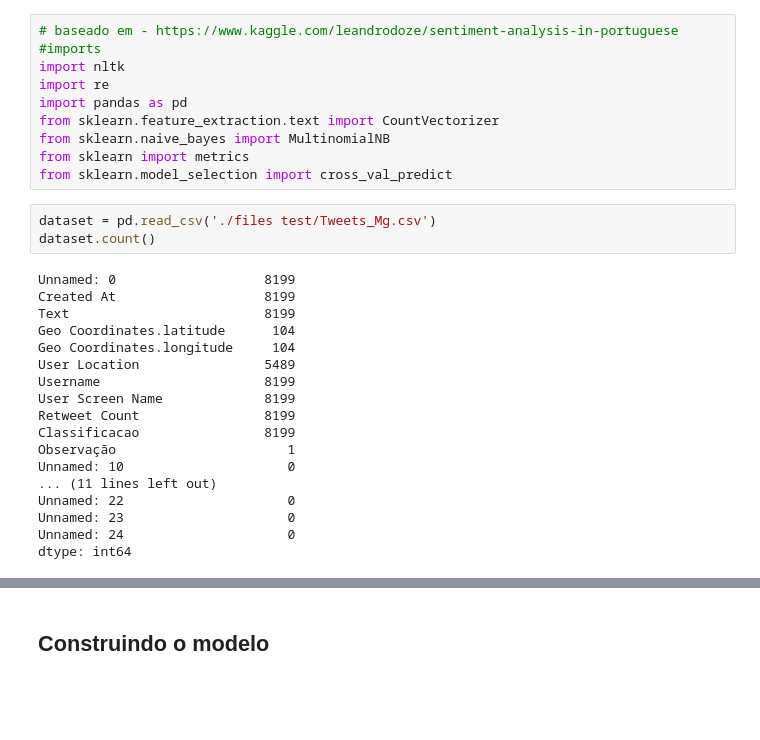
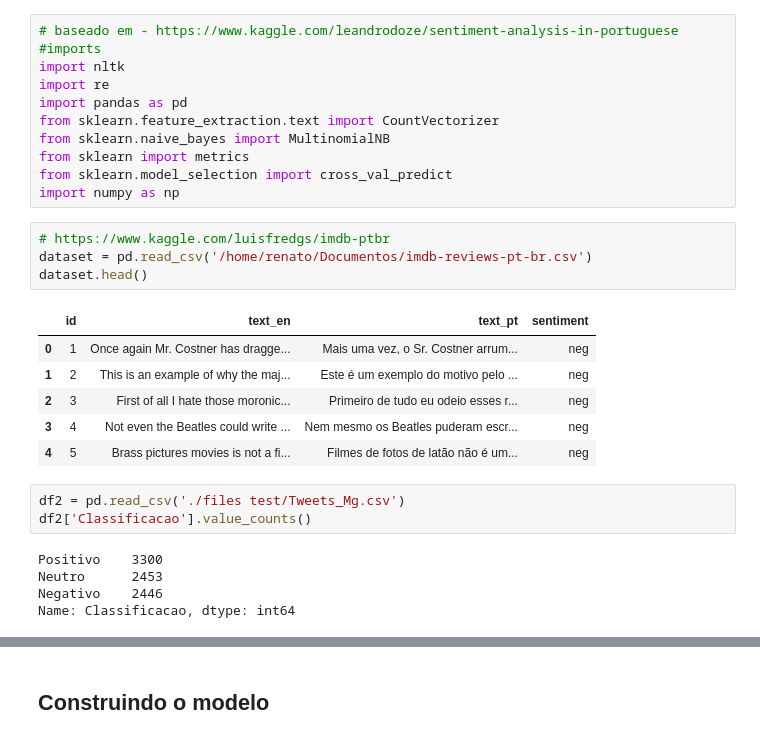
Before and after one commit to Renatolopo/MonitorNoticia, a Jupyter notebook: notebook/Analise de sentimento - Twitter.ipynb, the cells around one changed output, grey strips where cells are left out. Saved outputs shown, nothing was run; the diff lists cells and outputs as text; blank space fills up the shorter version.

```diff
--- a/notebook/Analise de sentimento - Twitter.ipynb
+++ b/notebook/Analise de sentimento - Twitter.ipynb
@@ -8,24 +8,23 @@ from sklearn.feature_extraction.text import CountVectorizer
 from sklearn.naive_bayes import MultinomialNB
 from sklearn import metrics
 from sklearn.model_selection import cross_val_predict
+import numpy as np
+# %%
+# https://www.kaggle.com/luisfredgs/imdb-ptbr
+dataset = pd.read_csv('/home/renato/Documentos/imdb-reviews-pt-br.csv')
+dataset.head()
+# %% [output]
+|  | id | text_en | text_pt | sentiment |
+| 0 | 1 | Once again Mr. Costner has dragge... | Mais uma vez, o Sr. Costner arrum... | neg |
+| 1 | 2 | This is an example of why the maj... | Este é um exemplo do motivo pelo ... | neg |
+| 2 | 3 | First of all I hate those moronic... | Primeiro de tudo eu odeio esses r... | neg |
+| 3 | 4 | Not even the Beatles could write ... | Nem mesmo os Beatles puderam escr... | neg |
+| 4 | 5 | Brass pictures movies is not a fi... | Filmes de fotos de latão não é um... | neg |
 # %%
-dataset = pd.read_csv('./files test/Tweets_Mg.csv')
-dataset.count()
+df2 = pd.read_csv('./files test/Tweets_Mg.csv')
+df2['Classificacao'].value_counts()
 # %% [output]
-Unnamed: 0                   8199
-Created At                   8199
-Text                         8199
-Geo Coordinates.latitude      104
-Geo Coordinates.longitude     104
-User Location                5489
-Username                     8199
-User Screen Name             8199
-Retweet Count                8199
-Classificacao                8199
-Observação                      1
-Unnamed: 10                     0
-... (11 lines left out)
-Unnamed: 22                     0
-Unnamed: 23                     0
-Unnamed: 24                     0
-dtype: int64
+Positivo    3300
+Neutro      2453
+Negativo    2446
+Name: Classificacao, dtype: int64
```
Also changed, not shown: parts of 16 cells of this notebook.
